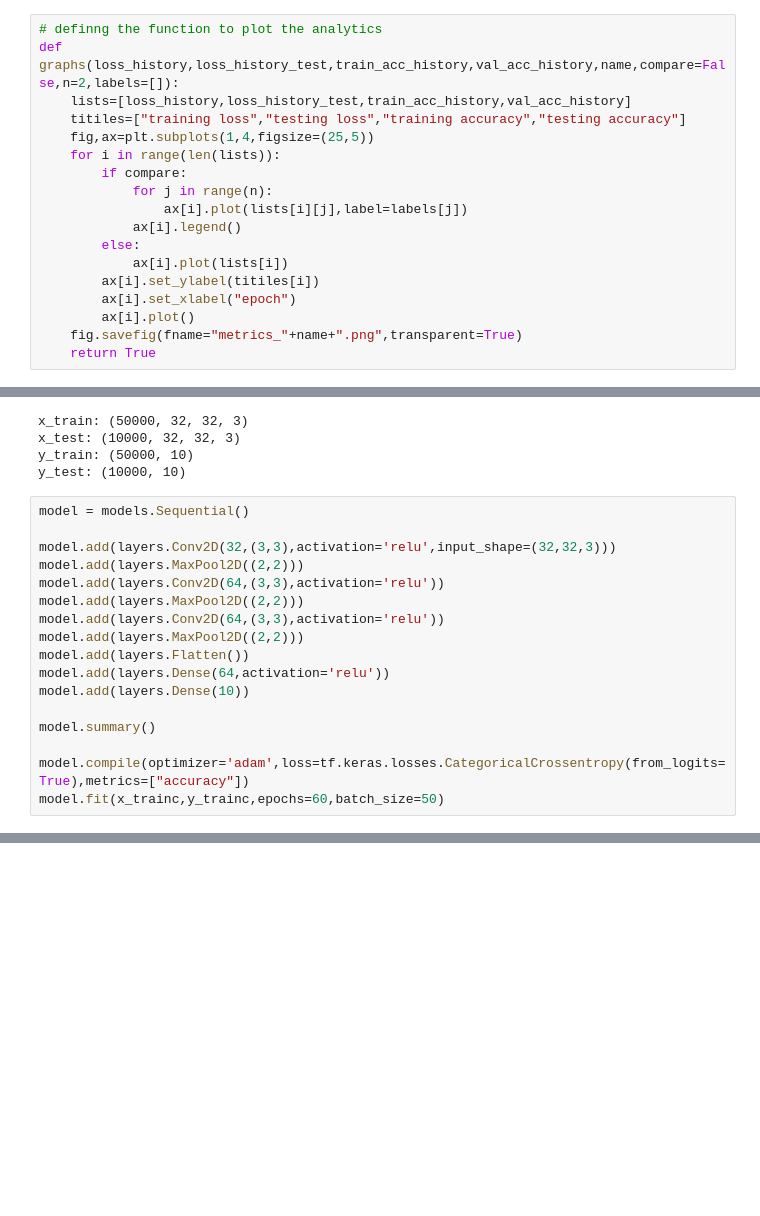
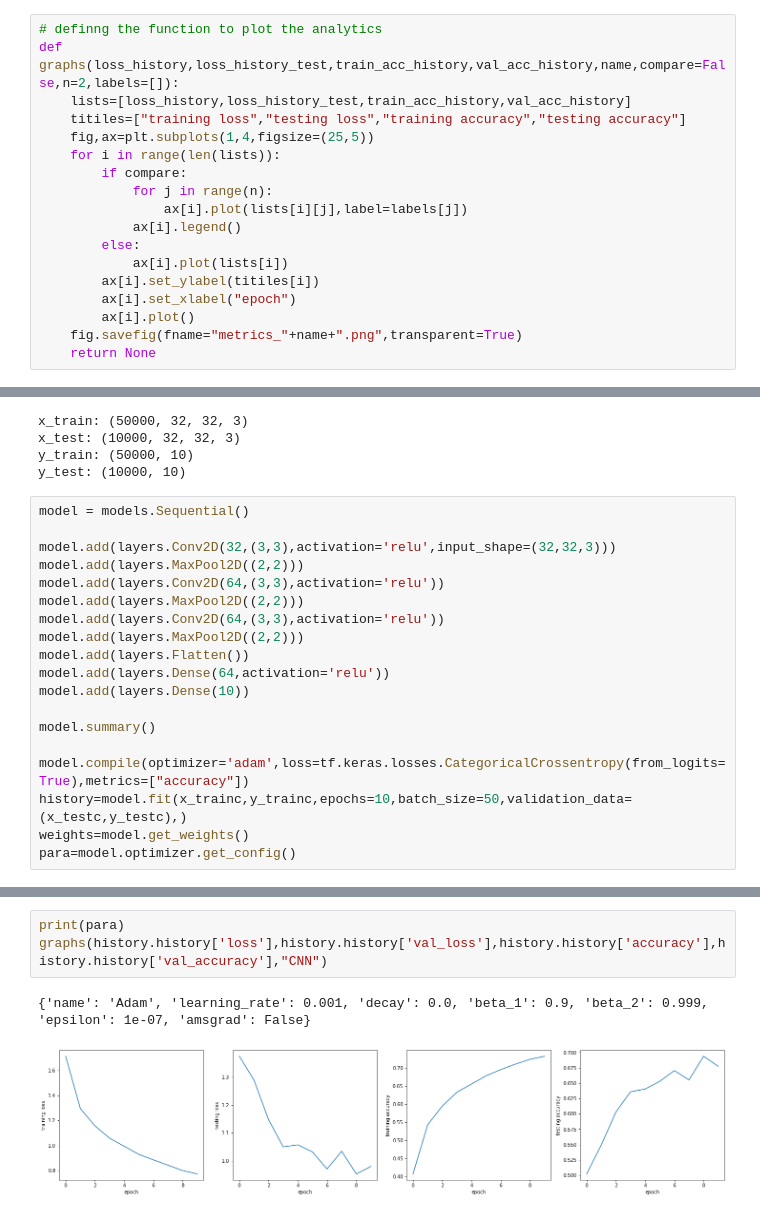
Before and after one commit to OshanJayawardana/Classification-Model-Comparison-CIFAR-10, a Jupyter notebook: A04_180437U.ipynb, the cells around one changed output, grey strips where cells are left out. Drawn from its saved outputs; the diff is of its cells as text; blank space fills up the shorter version.

Commit message:
CNN loss and accuracy plots

```diff
--- a/A04_180437U.ipynb
+++ b/A04_180437U.ipynb
@@ -37,7 +37,7 @@ def graphs(loss_history,loss_history_test,train_acc_history,val_acc_history,name
         ax[i].set_xlabel("epoch")
         ax[i].plot()
     fig.savefig(fname="metrics_"+name+".png",transparent=True)
-    return True
+    return None
 # %%
 # Defining function for data preprocessing
 def preproc(norm,reshape):
@@ -345,5 +345,7 @@ model.add(layers.Dense(10))
 model.summary()
 
 model.compile(optimizer='adam',loss=tf.keras.losses.CategoricalCrossentropy(from_logits=True),metrics=["accuracy"])
-model.fit(x_trainc,y_trainc,epochs=60,batch_size=50)
+history=model.fit(x_trainc,y_trainc,epochs=10,batch_size=50,validation_data=(x_testc,y_testc),)
+weights=model.get_weights()
+para=model.optimizer.get_config()
 # %% [output]
@@ -367,0 +369,6 @@ Epoch 60/60
+# %%
+print(para)
+graphs(history.history['loss'],history.history['val_loss'],history.history['accuracy'],history.history['val_accuracy'],"CNN")
+# %% [output]
+{'name': 'Adam', 'learning_rate': 0.001, 'decay': 0.0, 'beta_1': 0.9, 'beta_2': 0.999, 'epsilon': 1e-07, 'amsgrad': False}
+[figure, added]
```
Also changed, not shown: parts of 1 cell of this notebook, 1 other file.
